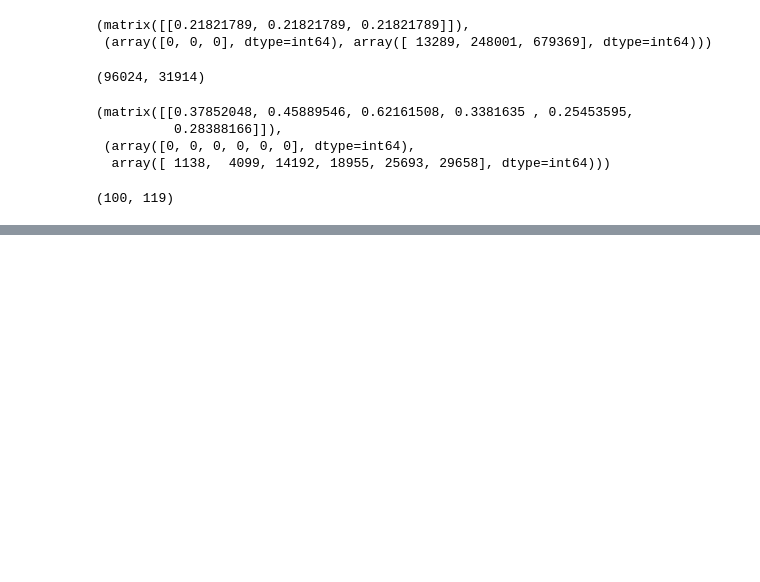
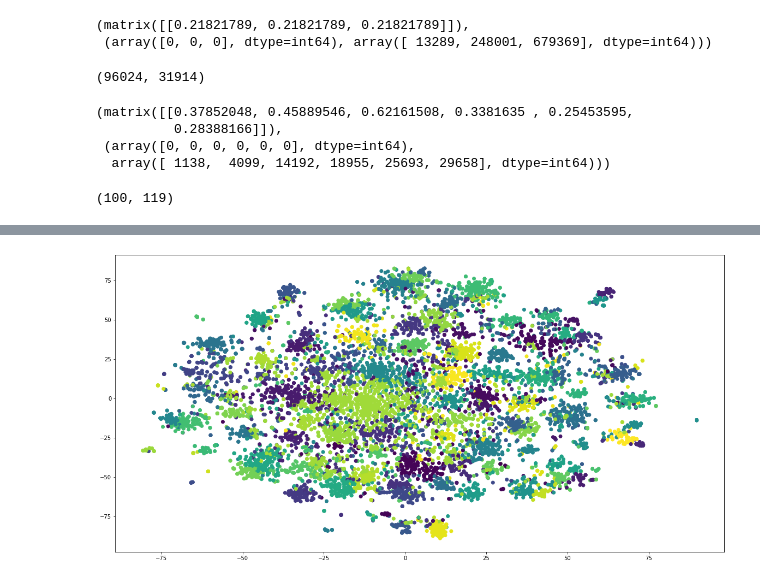
Before and after one commit to sajjadGG/CovidSocial2020, a Jupyter notebook: AllTogether.ipynb, the cells around one changed output, grey strips where cells are left out. Cells and saved outputs as stored; diff of their text form; code cells hidden in the pictures; blank space fills up the shorter version.

```diff
--- a/AllTogether.ipynb
+++ b/AllTogether.ipynb
@@ -128,0 +289,16 @@ X3 =vectorizer2.transform(df[15].values[0:1000])
+# %%
+from sklearn.manifold import TSNE
+sample_n = 10000
+idx = np.random.randint(Xt.shape[0], size=sample_n)
+
+
+# pred=pipe.predict()
+X_embedded = TSNE(n_components=2).fit_transform(Xt[idx,:])
+# %%
+
+pred=kmeans.predict(Xt[idx,:])
+plt.figure(figsize=(20,10))
+plt.scatter(X_embedded[:,0] , X_embedded[:,1]  , c = pred*2 )
+plt.show()
+# %% [output]
+[figure, added]
```
Also changed, not shown: parts of 31 cells of this notebook.
